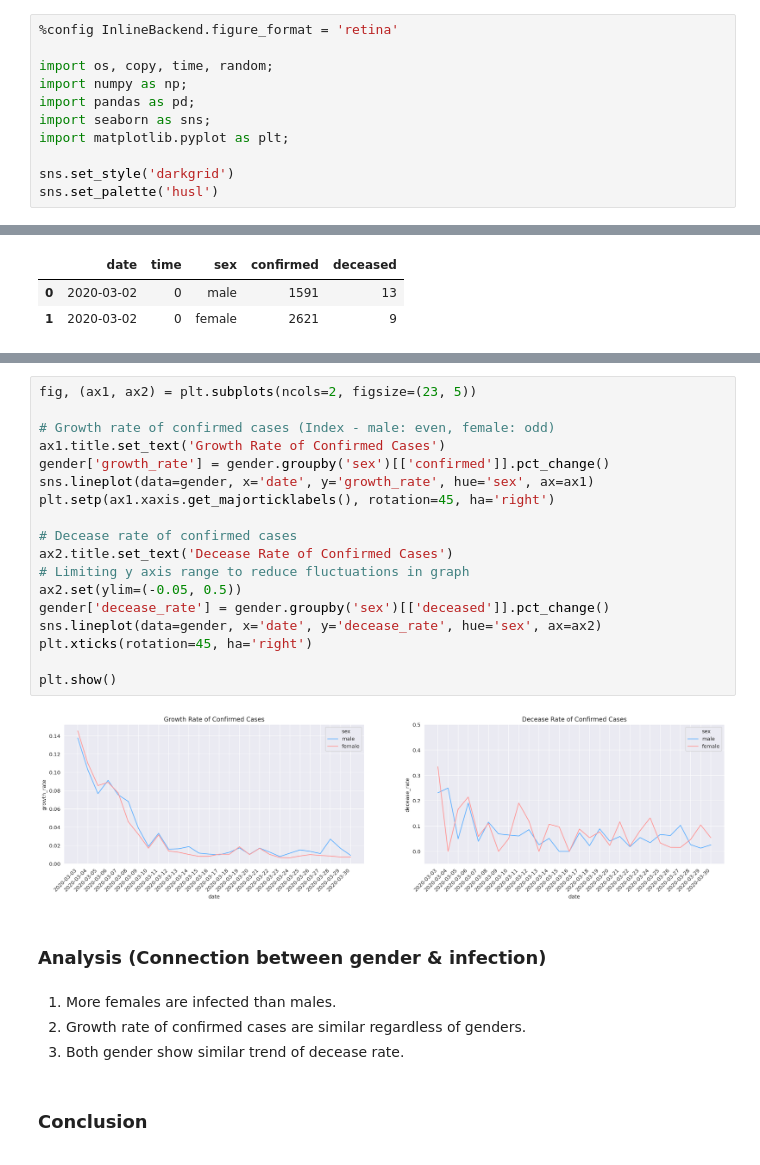
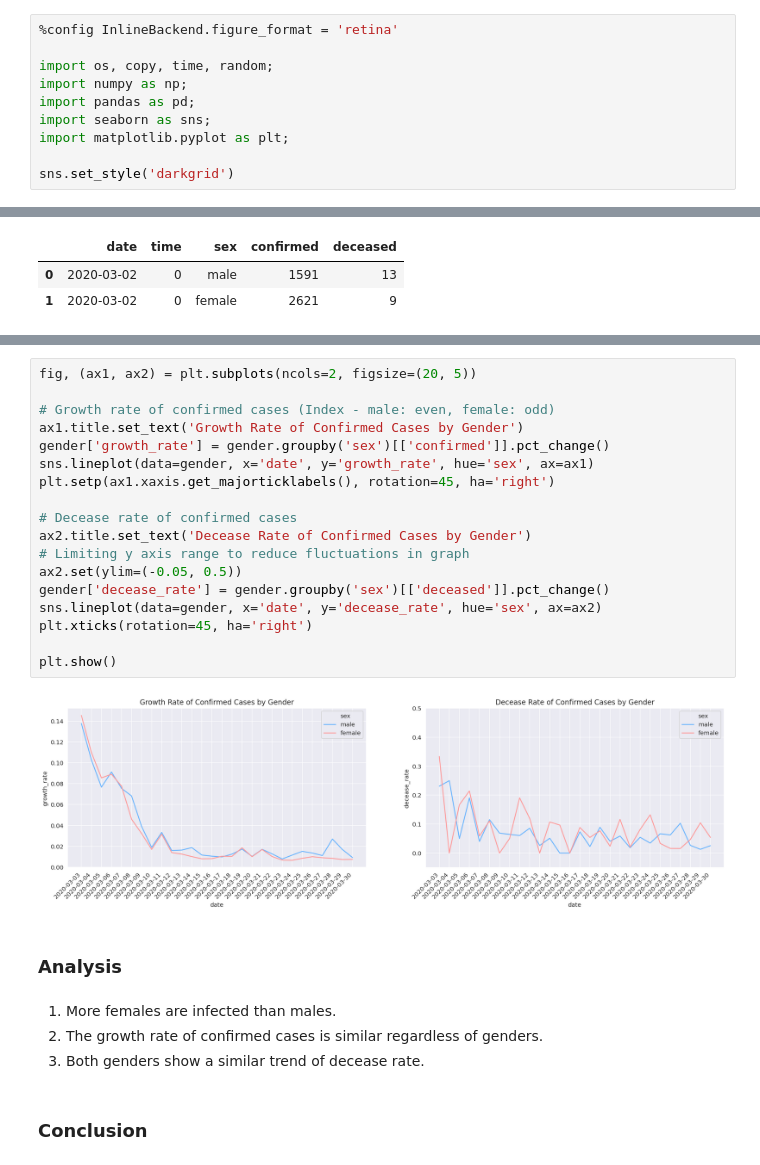
Before and after one commit to hwuiwon/covid-19-analysis-kr, a Jupyter notebook: Covid-19-in-South-Korea.ipynb, the cells around one changed output, grey strips where cells are left out. Drawn from its saved outputs; the diff is of its cells as text.

```diff
--- a/Covid-19-in-South-Korea.ipynb
+++ b/Covid-19-in-South-Korea.ipynb
@@ -36,4 +36,3 @@ import seaborn as sns;
 import matplotlib.pyplot as plt;
 
 sns.set_style('darkgrid')
-sns.set_palette('husl')
@@ -68,29 +94,29 @@ plt.tight_layout()
 # %%
-fig, (ax1, ax2) = plt.subplots(ncols=2, figsize=(23, 5))
+fig, (ax1, ax2) = plt.subplots(ncols=2, figsize=(20, 5))
 
 # Growth rate of confirmed cases (Index - male: even, female: odd)
-ax1.title.set_text('Growth Rate of Confirmed Cases')
+ax1.title.set_text('Growth Rate of Confirmed Cases by Gender')
 gender['growth_rate'] = gender.groupby('sex')[['confirmed']].pct_change()
 sns.lineplot(data=gender, x='date', y='growth_rate', hue='sex', ax=ax1)
 plt.setp(ax1.xaxis.get_majorticklabels(), rotation=45, ha='right')
 
 # Decease rate of confirmed cases
-ax2.title.set_text('Decease Rate of Confirmed Cases')
+ax2.title.set_text('Decease Rate of Confirmed Cases by Gender')
 # Limiting y axis range to reduce fluctuations in graph
 ax2.set(ylim=(-0.05, 0.5))
 gender['decease_rate'] = gender.groupby('sex')[['deceased']].pct_change()
 sns.lineplot(data=gender, x='date', y='decease_rate', hue='sex', ax=ax2)
 plt.xticks(rotation=45, ha='right')
 
 plt.show()
 # %% [output]
-[figure, old version]
+[figure, new version]
 # %% [markdown]
-### **Analysis (Connection between gender & infection)**
+### **Analysis**
 # %% [markdown]
 1. More females are infected than males.
-2. Growth rate of confirmed cases are similar regardless of genders.
-3. Both gender show similar trend of decease rate.
+2. The growth rate of confirmed cases is similar regardless of genders.
+3. Both genders show a similar trend of decease rate.
 # %% [markdown]
 ### **Conclusion**
 # %% [markdown]
```
Also changed, not shown: parts of 15 cells of this notebook.
